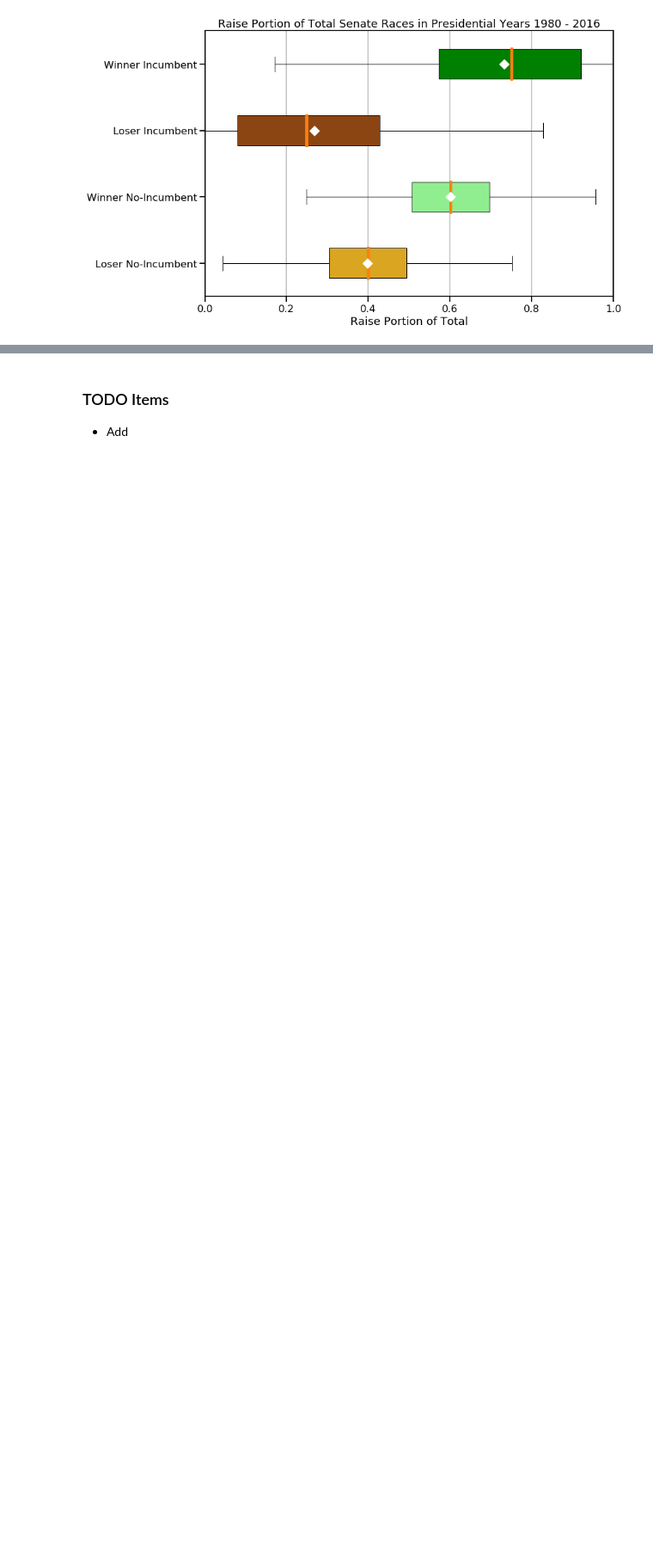
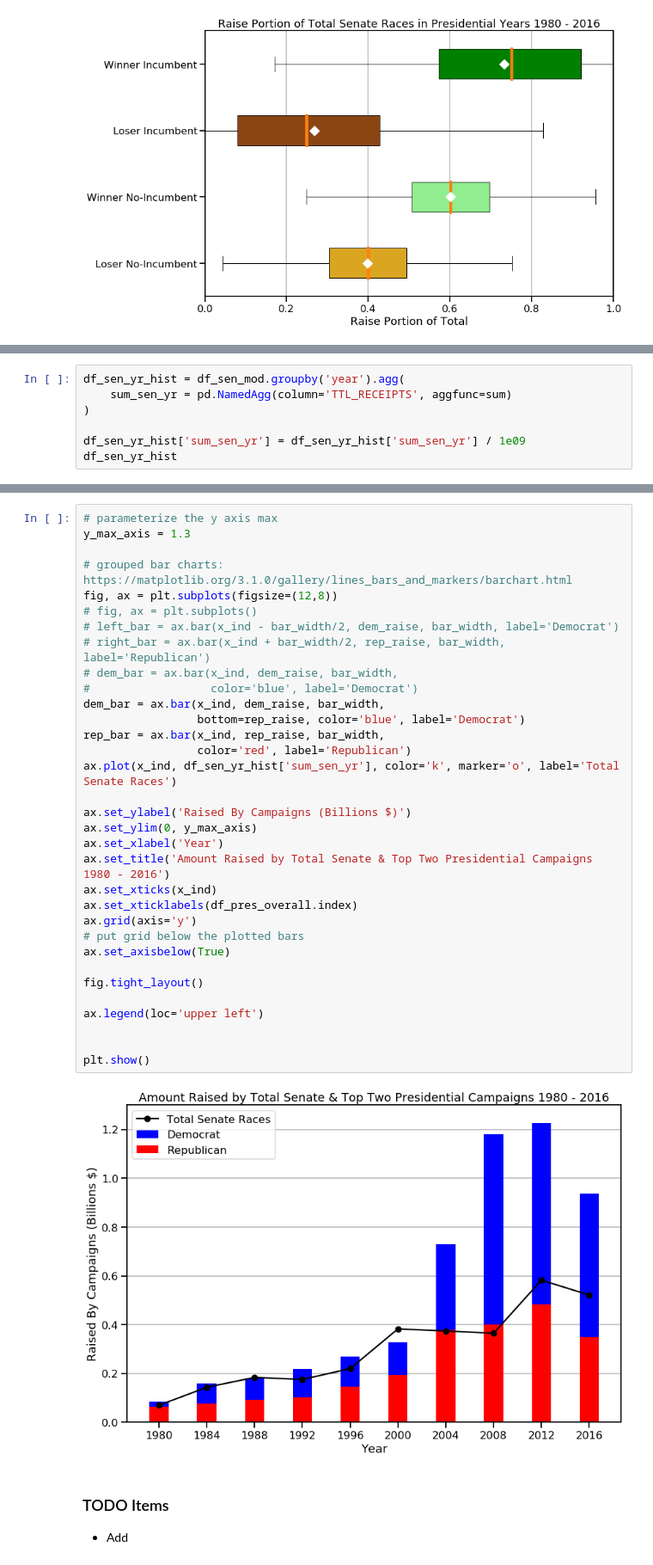
Before and after one commit to MichaelSzczepaniak/CampaignFinance, a Jupyter notebook: ExploreCampaignFinance.ipynb, the cells around one changed output, grey strips where cells are left out. Shown at 86% size. Saved outputs shown, nothing was run; the diff lists cells and outputs as text; blank space fills up the shorter version.

```diff
--- a/ExploreCampaignFinance.ipynb
+++ b/ExploreCampaignFinance.ipynb
@@ -1341,0 +1342,7 @@ ax.set_axisbelow(True)
+# %%
+df_sen_yr_hist = df_sen_mod.groupby('year').agg(
+    sum_sen_yr = pd.NamedAgg(column='TTL_RECEIPTS', aggfunc=sum)
+)
+
+df_sen_yr_hist['sum_sen_yr'] = df_sen_yr_hist['sum_sen_yr'] / 1e09
+df_sen_yr_hist
@@ -1342,3 +1369,38 @@ ax.set_axisbelow(True)
+# %%
+# parameterize the y axis max
+y_max_axis = 1.3
+
+# grouped bar charts: https://matplotlib.org/3.1.0/gallery/lines_bars_and_markers/barchart.html
+fig, ax = plt.subplots(figsize=(12,8))
+# fig, ax = plt.subplots()
+# left_bar = ax.bar(x_ind - bar_width/2, dem_raise, bar_width, label='Democrat')
+# right_bar = ax.bar(x_ind + bar_width/2, rep_raise, bar_width, label='Republican')
+# dem_bar = ax.bar(x_ind, dem_raise, bar_width,
+#                  color='blue', label='Democrat')
+dem_bar = ax.bar(x_ind, dem_raise, bar_width,
+                 bottom=rep_raise, color='blue', label='Democrat')
+rep_bar = ax.bar(x_ind, rep_raise, bar_width,
+                 color='red', label='Republican')
+ax.plot(x_ind, df_sen_yr_hist['sum_sen_yr'], color='k', marker='o', label='Total Senate Races')
+
+ax.set_ylabel('Raised By Campaigns (Billions $)')
+ax.set_ylim(0, y_max_axis)
+ax.set_xlabel('Year')
+ax.set_title('Amount Raised by Total Senate & Top Two Presidential Campaigns 1980 - 2016')
+ax.set_xticks(x_ind)
+ax.set_xticklabels(df_pres_overall.index)
+ax.grid(axis='y')
+# put grid below the plotted bars
+ax.set_axisbelow(True)
+
+fig.tight_layout()
+
+ax.legend(loc='upper left')
+
+
+plt.show()
+# %% [output]
+[figure, added]
 # %% [markdown]
 ### TODO Items
 
```
Also changed, not shown: parts of 16 cells of this notebook.
